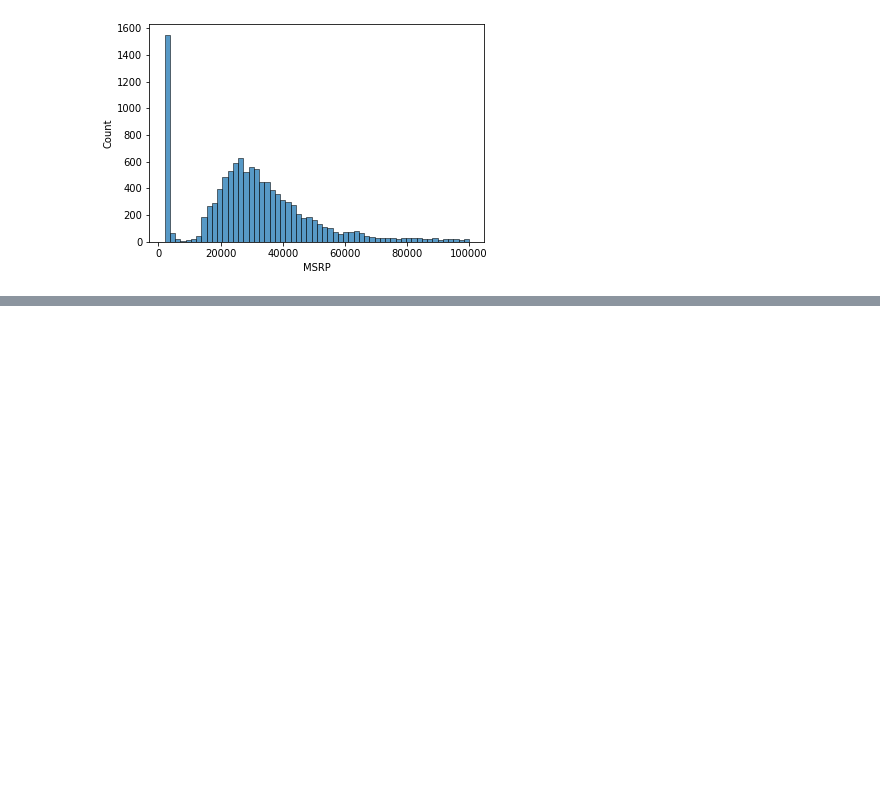
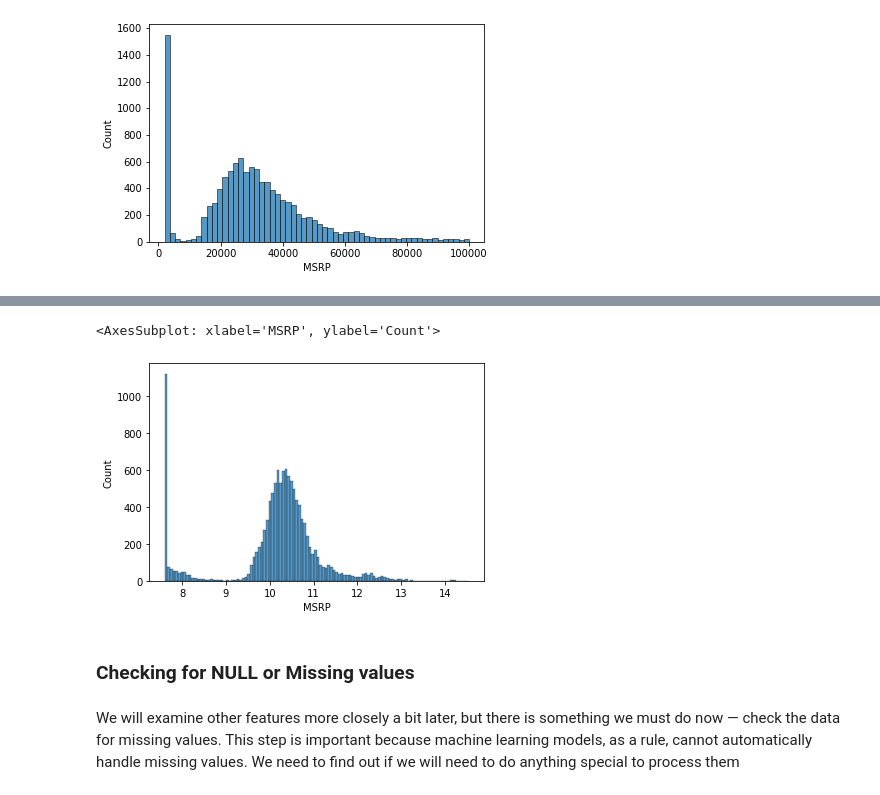
Before and after one commit to Arlan-Alibek/machine-learning-projects, a Jupyter notebook: Machine Learning for Regression/vehicle_price_forecast.ipynb, the cells around one changed output, grey strips where cells are left out. Saved outputs shown, nothing was run; the diff lists cells and outputs as text; code cells hidden in the pictures; blank space fills up the shorter version.

```diff
--- a/Machine Learning for Regression/vehicle_price_forecast.ipynb
+++ b/Machine Learning for Regression/vehicle_price_forecast.ipynb
@@ -93,0 +104,10 @@ sns.histplot(df.MSRP[df.MSRP < 100000])
+# %%
+log_price = np.log1p(df.MSRP)
+sns.histplot(log_price)
+# %% [output]
+<AxesSubplot: xlabel='MSRP', ylabel='Count'>
+[figure, added]
+# %% [markdown]
+### Checking for NULL or Missing values
+# %% [markdown]
+We will examine other features more closely a bit later, but there is something we must do now — check the data for missing values. This step is important because machine learning models, as a rule, cannot automatically handle missing values. We need to find out if we will need to do anything special to process them
```
Also changed, not shown: parts of 7 cells of this notebook.
